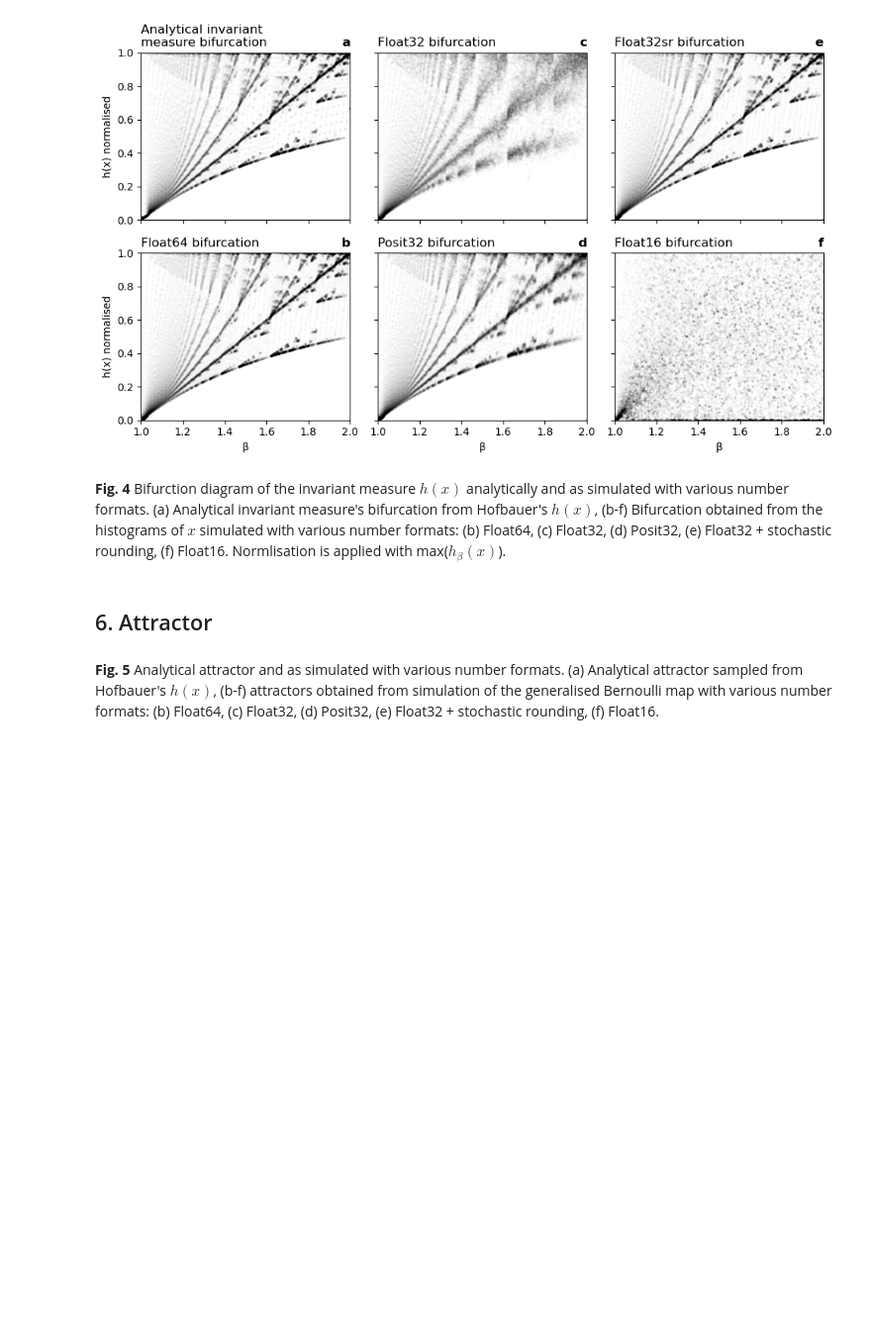
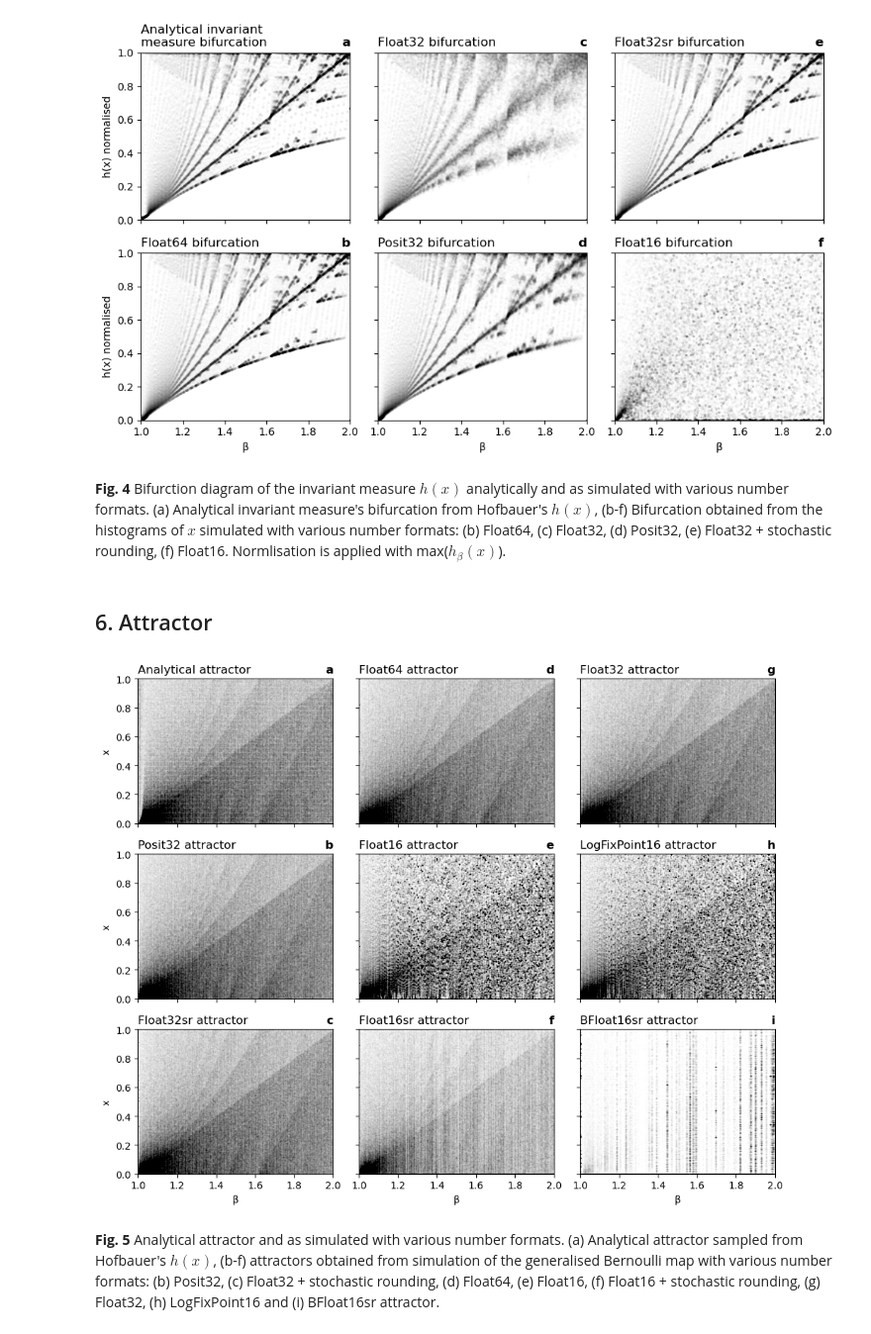
Before and after one commit to milankl/BernoulliMap, a Jupyter notebook: src/Bernoulli_map.ipynb, the cells around one changed output. Shown at 99% size. Saved outputs shown, nothing was run; the diff lists cells and outputs as text; code cells hidden in the pictures; blank space fills up the shorter version.

Commit message:
Planar map attractor

```diff
--- a/src/Bernoulli_map.ipynb
+++ b/src/Bernoulli_map.ipynb
@@ -317,6 +320,10 @@ nsample = 1000
 for i in 1:nβs
     ββ[:,i] .= βs2[i]
 end
+
+# formats
+formats = [Posit32,Float32sr,Float64,Float16,Float16sr,Float32,LogFixPoint16,BFloat16sr]
+Nformats = length(formats)
 
 # sample analytical & numerical x
 nens = 10
@@ -341,30 +348,33 @@ for (iβ,β) in enumerate(βs2)
     end
 end
 # %%
-fig,axs = subplots(2,3,sharex=true,sharey=true,figsize=(10,6))
+fig,axs = subplots(3,3,sharex=true,sharey=true,figsize=(10,8))
 
 axs[1].scatter(ββ,xβsample,1,color="k",alpha=0.005)
 
-for i in 1:5
+for i in 1:8
     axs[i+1].scatter(ββ,xβFsample[i,:,:],1,color="k",alpha=0.005)
 end
 
-axs[2,1].set_xlabel("β")
-axs[2,2].set_xlabel("β")
-axs[2,3].set_xlabel("β")
+axs[3,1].set_xlabel("β")
+axs[3,2].set_xlabel("β")
+axs[3,3].set_xlabel("β")
 axs[1,1].set_ylabel("x")
 axs[2,1].set_ylabel("x")
+axs[3,1].set_ylabel("x")
 axs[1,1].set_xlim(extrema(βs2))
 axs[1,1].set_ylim(0,1)
 
 axs[1,1].set_title("Analytical attractor",loc="left")
 axs[1,1].set_title("a",loc="right",fontweight="bold")
 for i in 2:length(axs)
     axs[i].set_title("$(string(formats[i-1])) attractor",loc="left")
     axs[i].set_title(string(Char(96+i)),loc="right",fontweight="bold")
 end
 
 tight_layout()
 savefig("../plots/attractor.png")
+# %% [output]
+[figure, added]
 # %% [markdown]
-**Fig. 5** Analytical attractor and as simulated with various number formats. (a) Analytical attractor sampled from Hofbauer's $h(x)$, (b-f) attractors obtained from simulation of the generalised Bernoulli map with various number formats: (b) Float64, (c) Float32, (d) Posit32, (e) Float32 + stochastic rounding, (f) Float16.
+**Fig. 5** Analytical attractor and as simulated with various number formats. (a) Analytical attractor sampled from Hofbauer's $h(x)$, (b-f) attractors obtained from simulation of the generalised Bernoulli map with various number formats: (b) Posit32, (c) Float32 + stochastic rounding, (d) Float64, (e) Float16, (f) Float16 + stochastic rounding, (g) Float32, (h) LogFixPoint16 and (i) BFloat16sr attractor.
```
Also changed, not shown: parts of 2 cells of this notebook, 3 other files.
